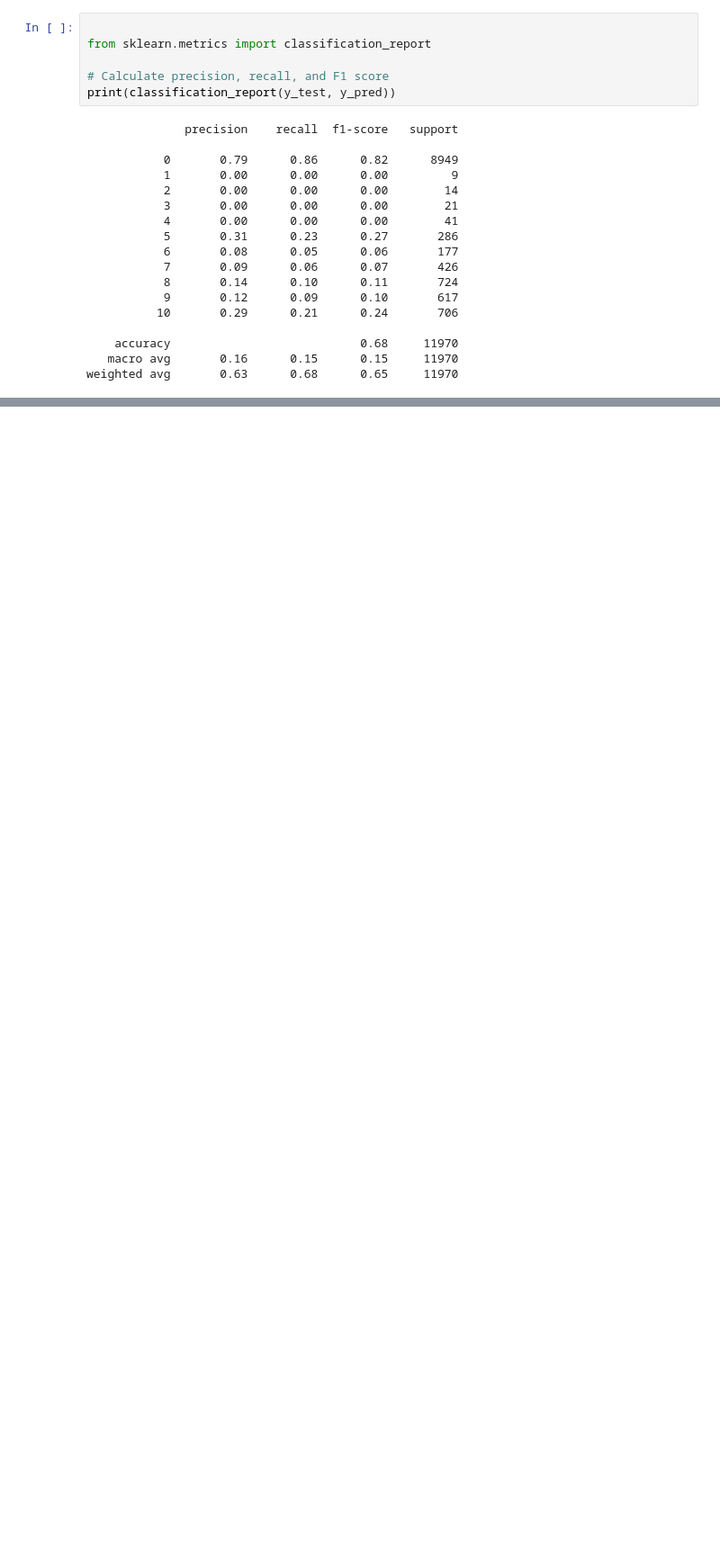
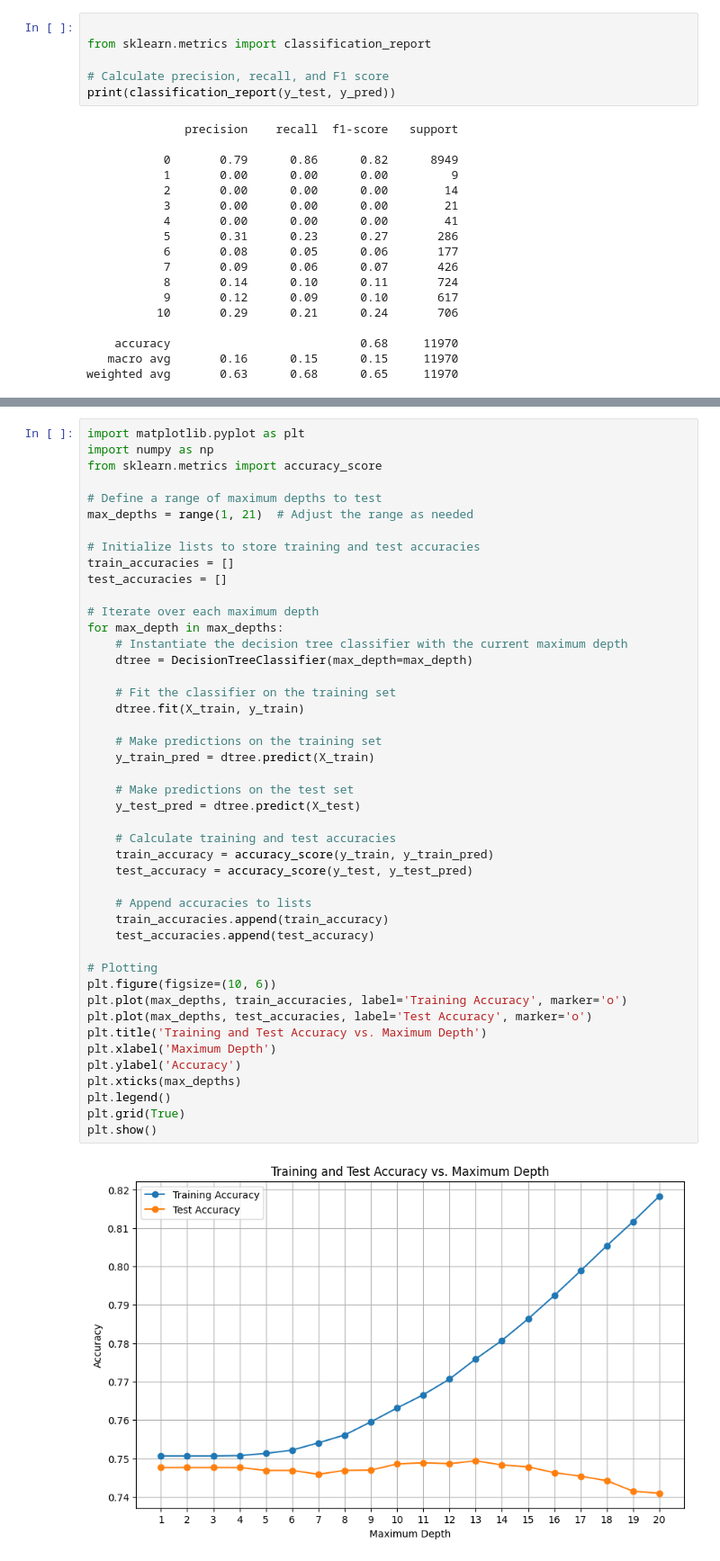
Before and after one commit to neupanerabin/College_Project, a Jupyter notebook: Collaborative Filtering/Collaborative_without_Library.ipynb, the cells around one changed output, grey strips where cells are left out. Shown at 90% size. Cells and saved outputs as stored; diff of their text form; blank space fills up the shorter version.

Commit message:
docs add and matplotlib add

```diff
--- a/Collaborative Filtering/Collaborative_without_Library.ipynb
+++ b/Collaborative Filtering/Collaborative_without_Library.ipynb
@@ -537,0 +555,47 @@ weighted avg       0.63      0.68      0.65     11970
+# %%
+import matplotlib.pyplot as plt
+import numpy as np
+from sklearn.metrics import accuracy_score
+
+# Define a range of maximum depths to test
+max_depths = range(1, 21)  # Adjust the range as needed
+
+# Initialize lists to store training and test accuracies
+train_accuracies = []
+test_accuracies = []
+
+# Iterate over each maximum depth
+for max_depth in max_depths:
+    # Instantiate the decision tree classifier with the current maximum depth
+    dtree = DecisionTreeClassifier(max_depth=max_depth)
+
+    # Fit the classifier on the training set
+    dtree.fit(X_train, y_train)
+
+    # Make predictions on the training set
+    y_train_pred = dtree.predict(X_train)
+
+    # Make predictions on the test set
+    y_test_pred = dtree.predict(X_test)
+
+    # Calculate training and test accuracies
+    train_accuracy = accuracy_score(y_train, y_train_pred)
+    test_accuracy = accuracy_score(y_test, y_test_pred)
+
+    # Append accuracies to lists
+    train_accuracies.append(train_accuracy)
+    test_accuracies.append(test_accuracy)
+
+# Plotting
+plt.figure(figsize=(10, 6))
+plt.plot(max_depths, train_accuracies, label='Training Accuracy', marker='o')
+plt.plot(max_depths, test_accuracies, label='Test Accuracy', marker='o')
+plt.title('Training and Test Accuracy vs. Maximum Depth')
+plt.xlabel('Maximum Depth')
+plt.ylabel('Accuracy')
+plt.xticks(max_depths)
+plt.legend()
+plt.grid(True)
+plt.show()
+# %% [output]
+[figure, added]
```
Also changed, not shown: parts of 1 cell of this notebook, 4 other files.
